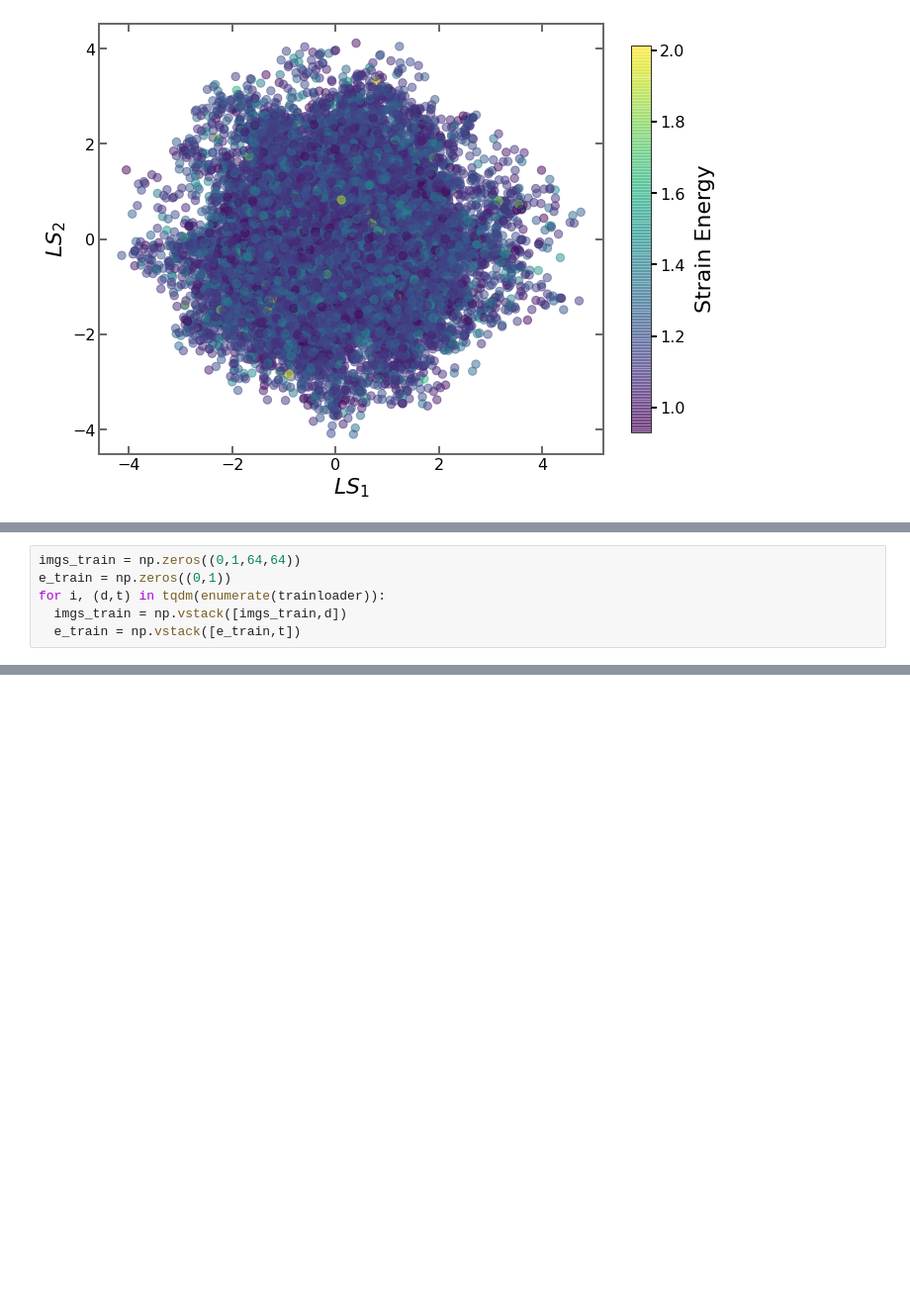
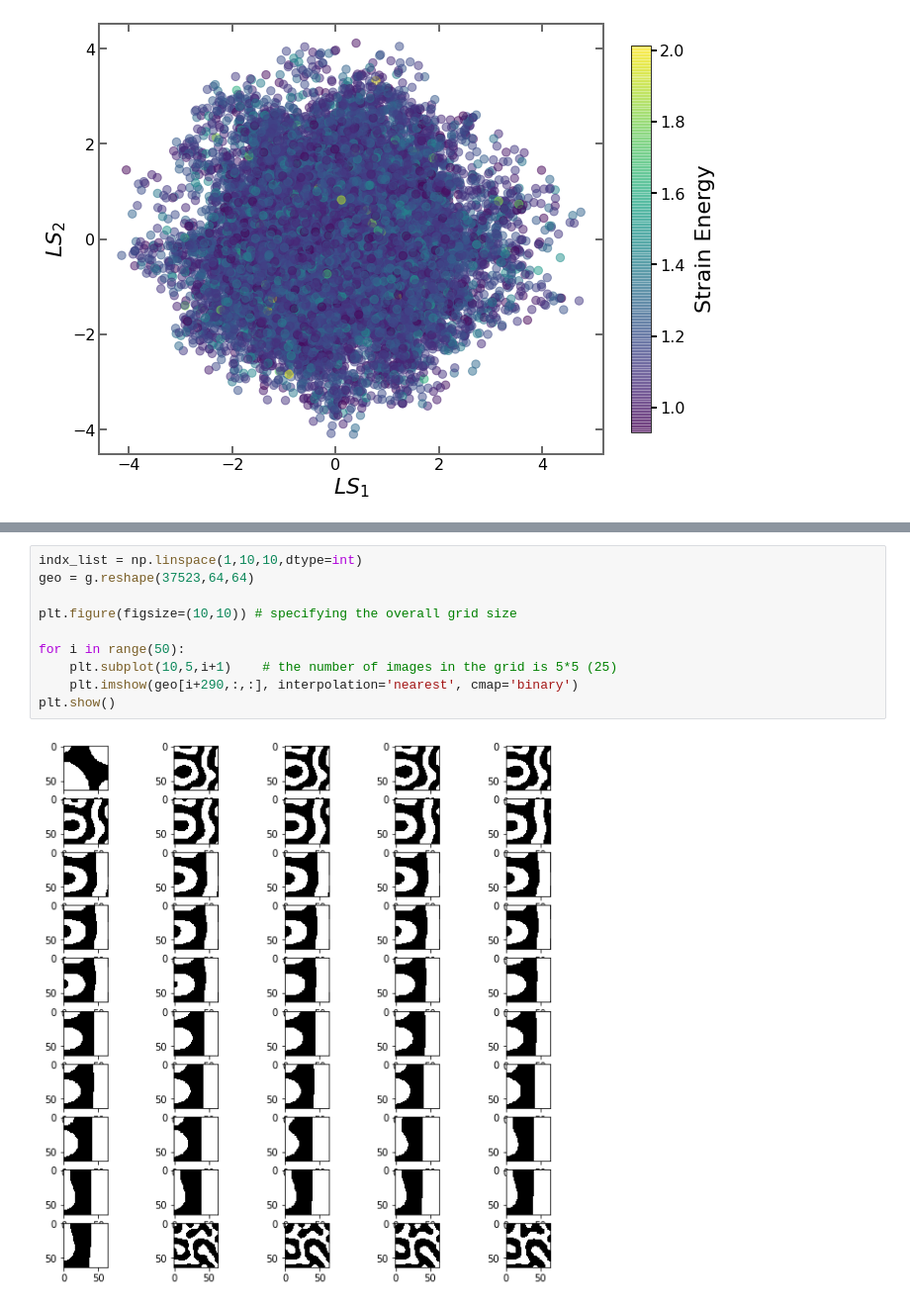
Before and after one commit to sedaoturak/vae_cahn-hilliard, a Jupyter notebook: cVAE_mechanical_MNIST.ipynb, the cells around one changed output, grey strips where cells are left out. Shown at 99% size. Drawn from its saved outputs; the diff is of its cells as text; blank space fills up the shorter version.

```diff
--- a/cVAE_mechanical_MNIST.ipynb
+++ b/cVAE_mechanical_MNIST.ipynb
@@ -430,9 +424,3 @@ fig.update_layout(height=500, width=600, showlegend=False,
 fig.show()
 # %% [output]
 [interactive output not drawn]
-# %%
-imgs_train = np.zeros((0,1,64,64))
-e_train = np.zeros((0,1))
-for i, (d,t) in tqdm(enumerate(trainloader)):
-  imgs_train = np.vstack([imgs_train,d])
-  e_train = np.vstack([e_train,t])
@@ -448,0 +437,12 @@ ax.imshow(imgs_train[indx,0,:,:], interpolation='nearest', cmap='binary')
+# %%
+indx_list = np.linspace(1,10,10,dtype=int)
+geo = g.reshape(37523,64,64)
+
+plt.figure(figsize=(10,10)) # specifying the overall grid size
+
+for i in range(50):
+    plt.subplot(10,5,i+1)    # the number of images in the grid is 5*5 (25)
+    plt.imshow(geo[i+290,:,:], interpolation='nearest', cmap='binary')
+plt.show()
+# %% [output]
+[figure, added]
```
Also changed, not shown: parts of 6 cells of this notebook.
